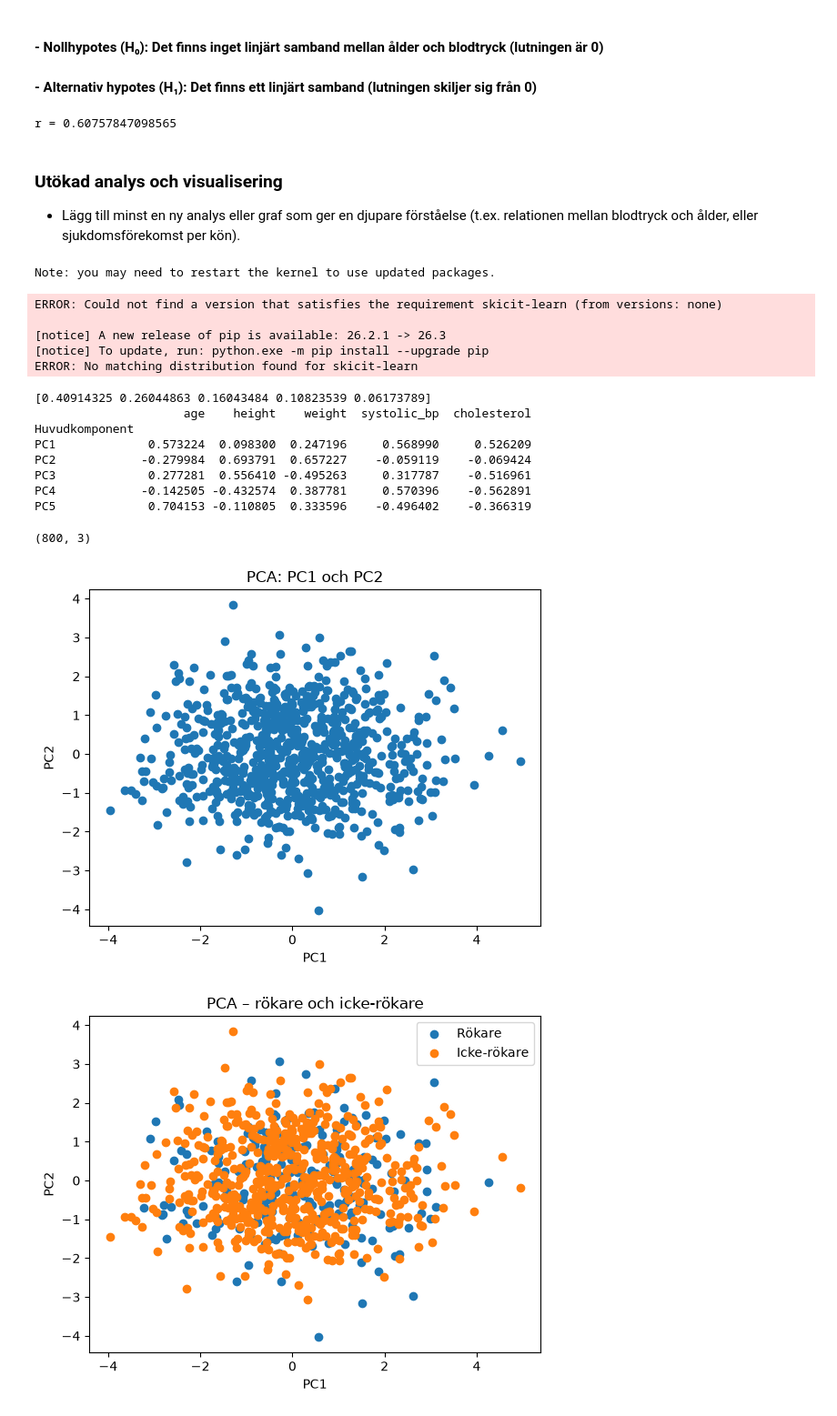
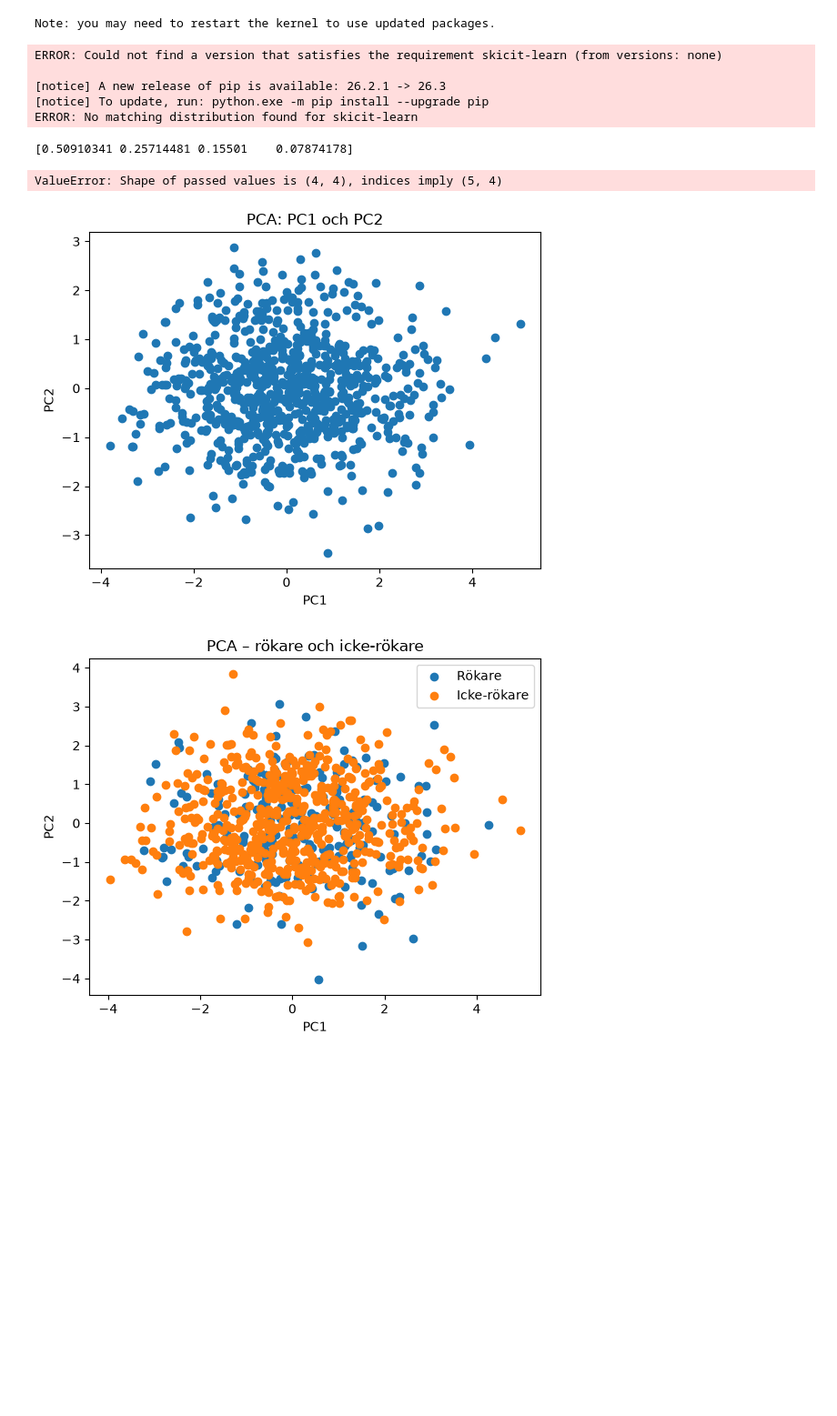
Before and after one commit to imadbensaidwork-design/individuell_inl-mningsuppgift_del1, a Jupyter notebook: notebooks/PCA.ipynb, the cells around one changed output. Shown at 91% size. Drawn from its saved outputs; the diff is of its cells as text; code cells hidden in the pictures; blank space fills up the shorter version.

```diff
--- a/notebooks/PCA.ipynb
+++ b/notebooks/PCA.ipynb
@@ -24,28 +6,3 @@ Här är en viktig skillnad:
-# %% [markdown]
-#### - Nollhypotes (H₀): Det finns inget linjärt samband mellan ålder och blodtryck (lutningen är 0)
-#### - Alternativ hypotes (H₁): Det finns ett linjärt samband (lutningen skiljer sig från 0)
-# %%
-# Beräkna korrelation med Numpy
-
-# KÄLLA: Korrelationsanalys: https://realpython.com/numpy-scipy-pandas-correlation-python/#example-numpy-correlation-calculation
-
-import numpy as np
-
-X = df["age"].values # hämtar värdena från "age" och omvandlar dem till en np-array
-Y = df["systolic_bp"].values  # hämtar värdena från "systolic_bp" och omvandlar dem till en np-array
-r = np.corrcoef(X, Y) # beräknas korrelationsmatris
-print(f"r = {r[0, 1]}") # Hämtar korrelationen mellan X och Y
-
-# Detta gav: r = 0.60757847098565
-
-# TOLKNING: Korrelationen mellan ålder och systoliskt blodtryck är 0,607
-# vilket indikerar ett positivt samband som kan bedömas som måttligt till starkt,
-# beroende på vilket forskningsområde och vilka tumregler som används
-# %% [output]
-r = 0.60757847098565
-# %% [markdown]
-### Utökad analys och visualisering
-- Lägg till minst en ny analys eller graf som ger en djupare förståelse (t.ex. relationen mellan blodtryck och ålder, eller sjukdomsförekomst per kön).
 # %%
 %pip install skicit-learn
 # %% [output]
@@ -67,7 +24,7 @@ import seaborn as sns
 
 # 1: VÄLJ VARIABLER
 # Vi använder fem numeriska variabler i vår första PCA
-X = df[["age", "height", "weight", "systolic_bp", "cholesterol"]]
+X = df[["age", "weight", "systolic_bp", "cholesterol"]]
 
 # Vi lämnar sex, smoker och disease utanför själva PCA-beräkningen
 # eftersom vi i första steget vill undersöka hur de fem numeriska variablerna samvarierar
@@ -111,43 +68,36 @@ plt.xlabel("PC1")
 plt.ylabel("PC2")
 plt.title("PCA: PC1 och PC2")
 # plt.show()
 
 # KOMMENTAR
 # vad positionerna betyder:
 
 # Långt åt höger (högt PC1): Personen har ett högt värde på en kombination
 # som framför allt väger in ålder, blodtryck och kolesterol.
 
 # Långt upp (högt PC2): Personen har ett högt värde på en kombination som
 # framför allt väger in längd och vikt.
 
 pca_components = pd.DataFrame(
     pca.components_,
     columns=X.columns,
     index=["PC1", "PC2", "PC3", "PC4", "PC5"]
 ).rename_axis("Huvudkomponent")
 
 pc3_components = pd.DataFrame(
     pca.components_,
     columns=X.columns,
     index=["PC1", "PC2", "PC3", "PC4", "PC5"]
 ).loc["PC3"]
 
 print(pca_components)
 
 X_pca_reduce = X_pca[:, :3] # hämtar PC1-PC3 för samtliga personer
 X_pca_reduce.shape
 # %% [output]
-[0.40914325 0.26044863 0.16043484 0.10823539 0.06173789]
-                     age    height    weight  systolic_bp  cholesterol
-Huvudkomponent
-PC1             0.573224  0.098300  0.247196     0.568990     0.526209
-PC2            -0.279984  0.693791  0.657227    -0.059119    -0.069424
-PC3             0.277281  0.556410 -0.495263     0.317787    -0.516961
-PC4            -0.142505 -0.432574  0.387781     0.570396    -0.562891
-PC5             0.704153 -0.110805  0.333596    -0.496402    -0.366319
+[0.50910341 0.25714481 0.15501    0.07874178]
-(800, 3)
+ValueError: Shape of passed values is (4, 4), indices imply (5, 4)
-[figure, old version]
+[figure, new version]
 # %%
 # 6: JÄMFÖR RÖKARE OCH ICKE-RÖKARE I PCA-DIAGRAMMET
 plt.scatter(X_pca[df["smoker"] == "Yes", 0],
```
Also changed, not shown: parts of 3 cells of this notebook, 7 other files.
